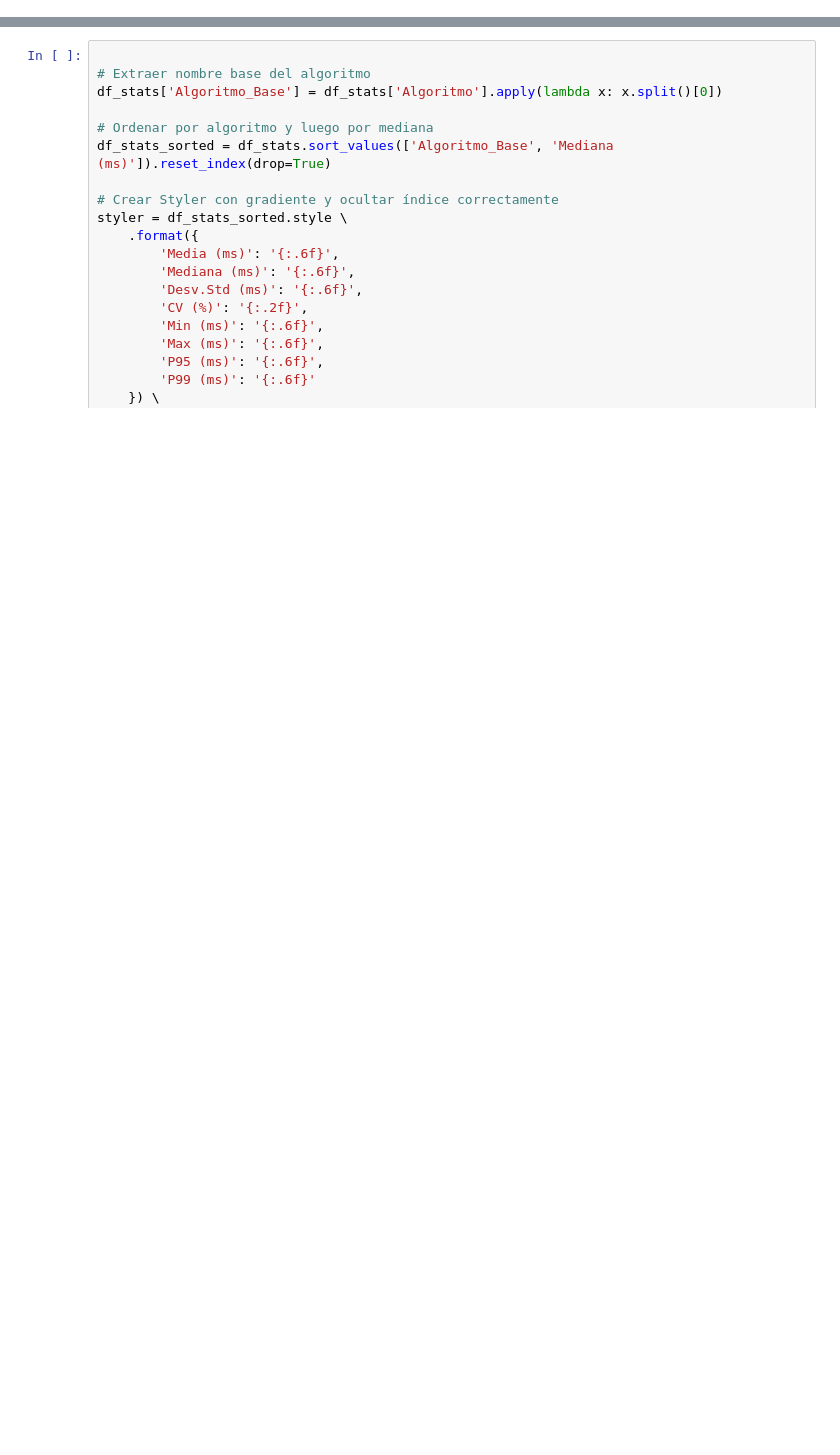
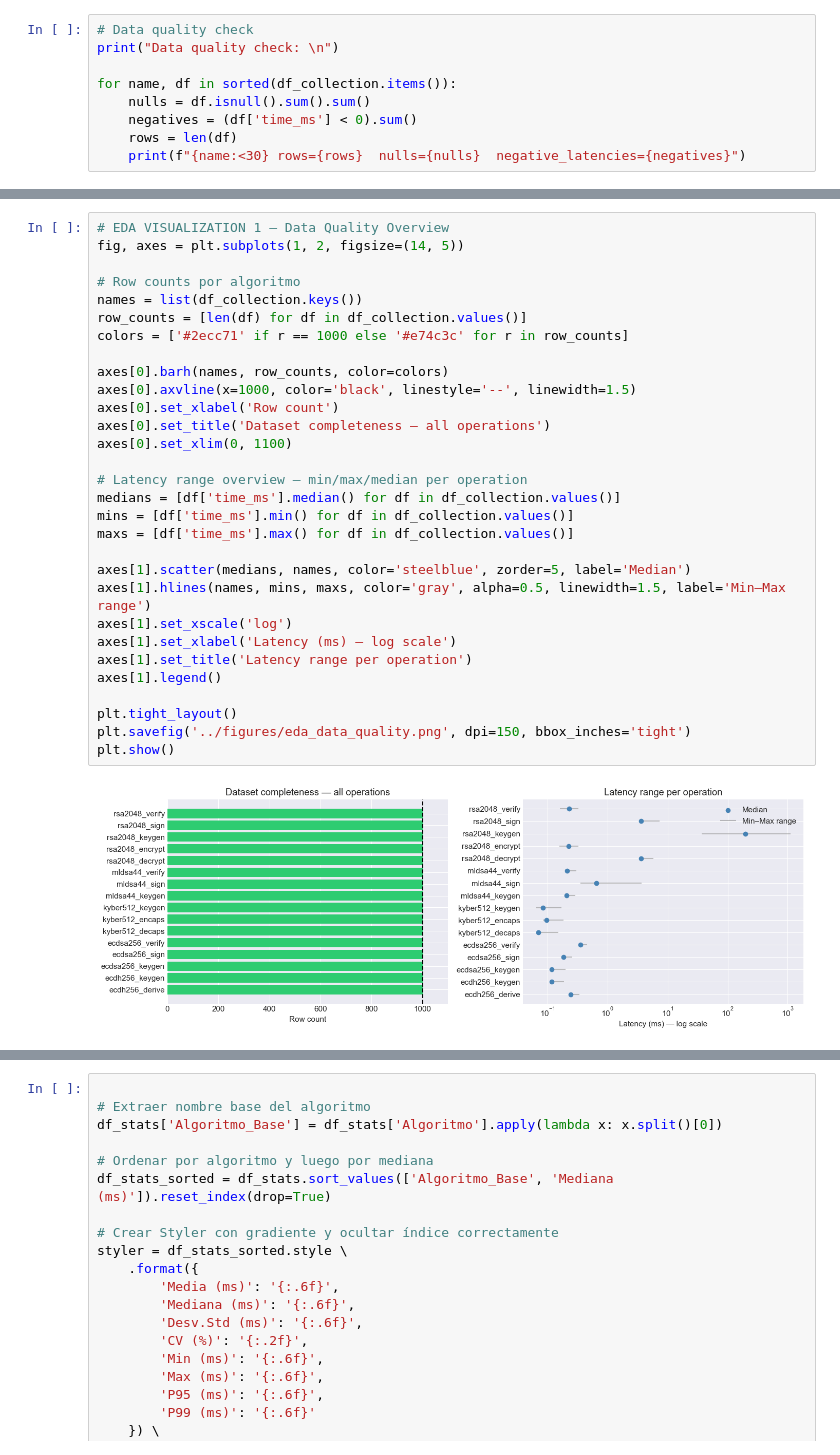
Before and after one commit to HuguitoH/PQC-Benchmarks, a Jupyter notebook: analysis/PQC_analysis.ipynb, the cells around one changed output, grey strips where cells are left out. Cells and saved outputs as stored; diff of their text form; blank space fills up the shorter version.

Commit message:
feat: add relative paths and process data

```diff
--- a/analysis/PQC_analysis.ipynb
+++ b/analysis/PQC_analysis.ipynb
@@ -66,0 +80,9 @@ Total registros: 16,000
+# %%
+# Data quality check
+print("Data quality check: \n")
+
+for name, df in sorted(df_collection.items()):
+    nulls = df.isnull().sum().sum()
+    negatives = (df['time_ms'] < 0).sum()
+    rows = len(df)
+    print(f"{name:<30} rows={rows}  nulls={nulls}  negative_latencies={negatives}")
@@ -66,0 +108,32 @@ Total registros: 16,000
+# %%
+# EDA VISUALIZATION 1 — Data Quality Overview
+fig, axes = plt.subplots(1, 2, figsize=(14, 5))
+
+# Row counts por algoritmo
+names = list(df_collection.keys())
+row_counts = [len(df) for df in df_collection.values()]
+colors = ['#2ecc71' if r == 1000 else '#e74c3c' for r in row_counts]
+
+axes[0].barh(names, row_counts, color=colors)
+axes[0].axvline(x=1000, color='black', linestyle='--', linewidth=1.5)
+axes[0].set_xlabel('Row count')
+axes[0].set_title('Dataset completeness — all operations')
+axes[0].set_xlim(0, 1100)
+
+# Latency range overview — min/max/median per operation
+medians = [df['time_ms'].median() for df in df_collection.values()]
+mins = [df['time_ms'].min() for df in df_collection.values()]
+maxs = [df['time_ms'].max() for df in df_collection.values()]
+
+axes[1].scatter(medians, names, color='steelblue', zorder=5, label='Median')
+axes[1].hlines(names, mins, maxs, color='gray', alpha=0.5, linewidth=1.5, label='Min–Max range')
+axes[1].set_xscale('log')
+axes[1].set_xlabel('Latency (ms) — log scale')
+axes[1].set_title('Latency range per operation')
+axes[1].legend()
+
+plt.tight_layout()
+plt.savefig('../figures/eda_data_quality.png', dpi=150, bbox_inches='tight')
+plt.show()
+# %% [output]
+[figure, added]
```
Also changed, not shown: parts of 32 cells of this notebook.
